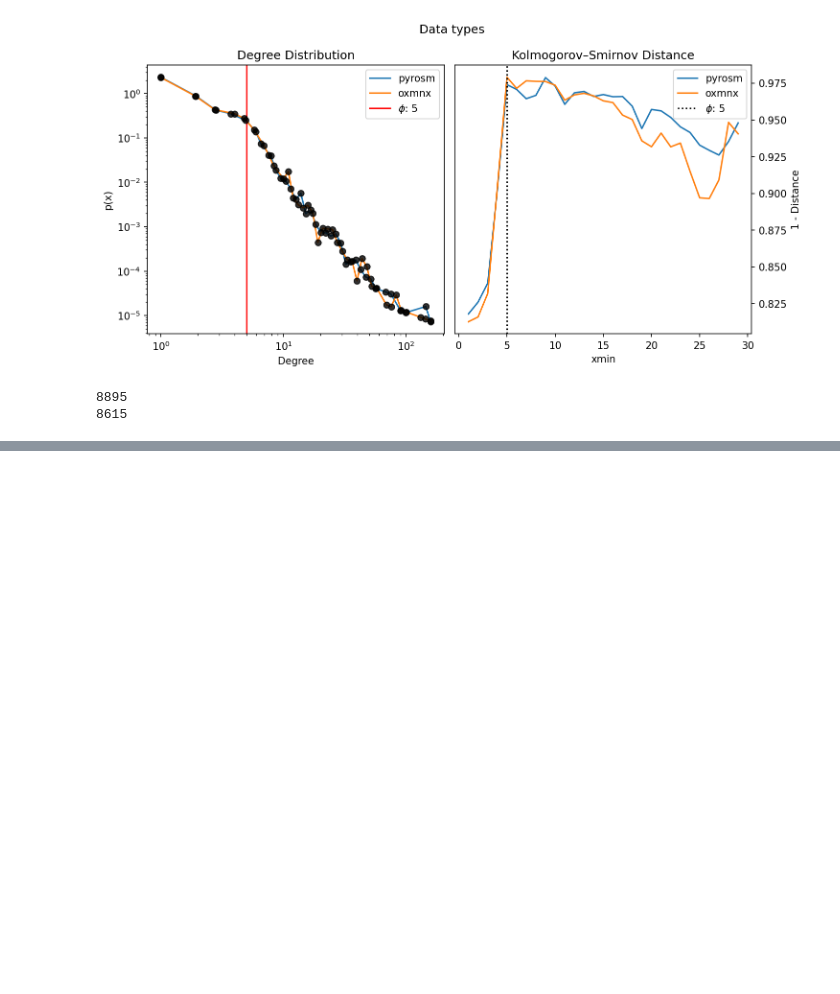
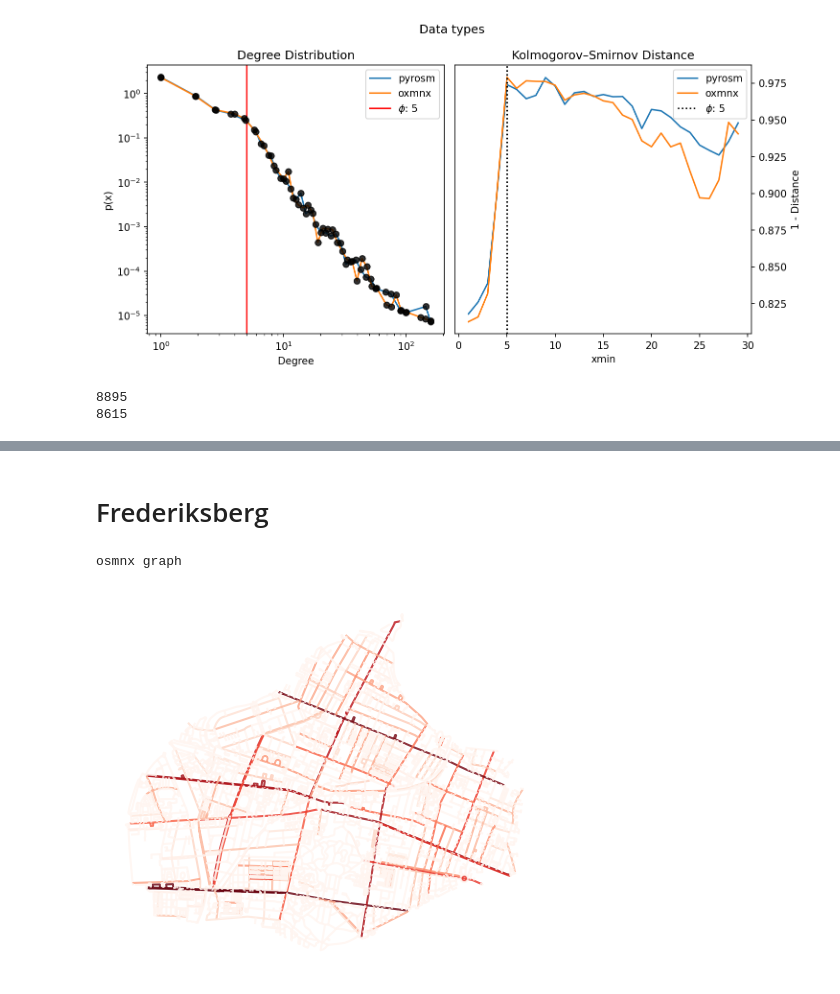
Before and after one commit to LassePSH/DualGraphDirCon, a Jupyter notebook: tests.ipynb, the cells around one changed output, grey strips where cells are left out. Saved outputs shown, nothing was run; the diff lists cells and outputs as text; code cells hidden in the pictures; blank space fills up the shorter version.

```diff
--- a/tests.ipynb
+++ b/tests.ipynb
@@ -120,0 +122,19 @@ pyrosm GeoDataFrame
+# %% [markdown]
+# Frederiksberg
+# %%
+# place_name = "Frederiksberg Municipality, Denmark"
+# G = ox.graph_from_place(place_name, network_type="all")
+reload(dual_conti)
+gdf_merged_ox, H, _ = dual_conti.get_dual_dir_con(t_buffer=100,
+                                               a_threshold=10,
+                                               data=G,
+                                               enforce_degree2=False)
+# %% [output]
+osmnx graph
+# %%
+gdf_merged_ox['degree_log'] = gdf_merged_ox['degree'].apply(np.log10)
+gdf_merged_ox.plot(column='degree_log',cmap='Reds',alpha=0.8,vmin=1)
+plt.axis('off')
+plt.show()
+# %% [output]
+[figure, added]
```
Also changed, not shown: parts of 9 cells of this notebook, 2 other files.
